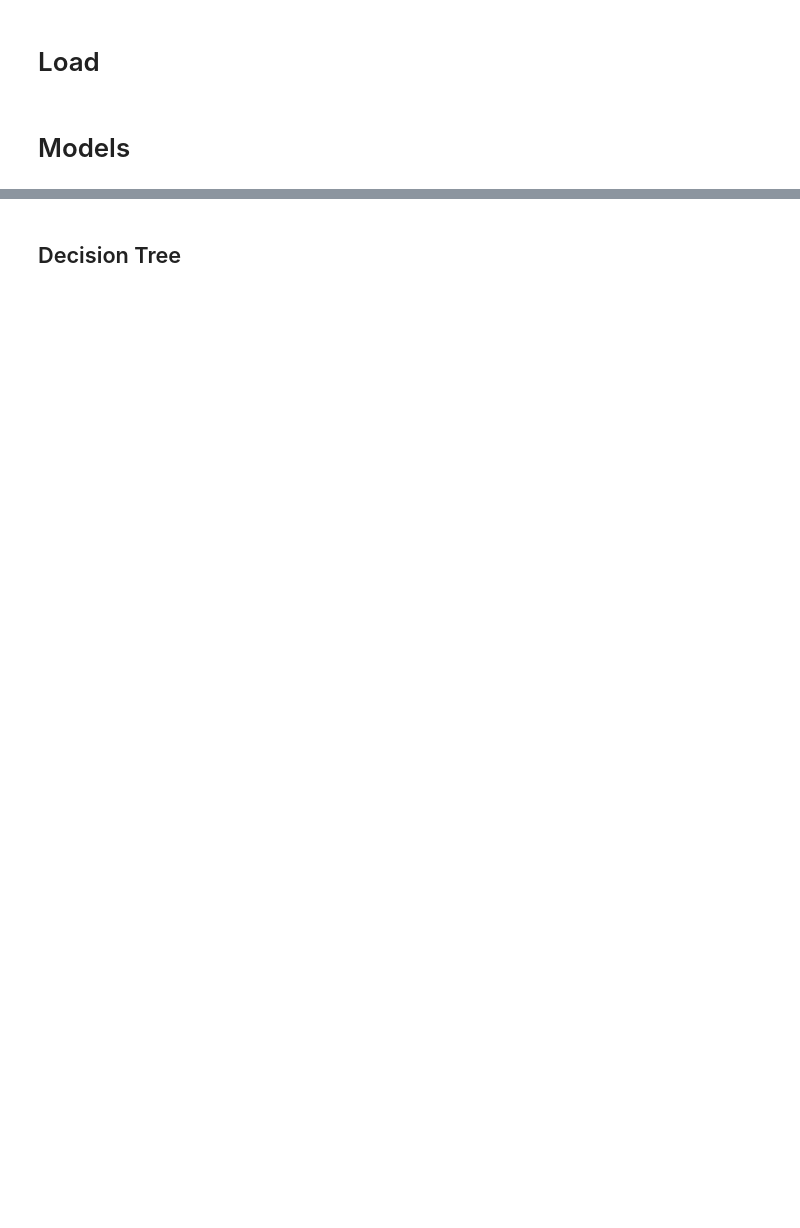
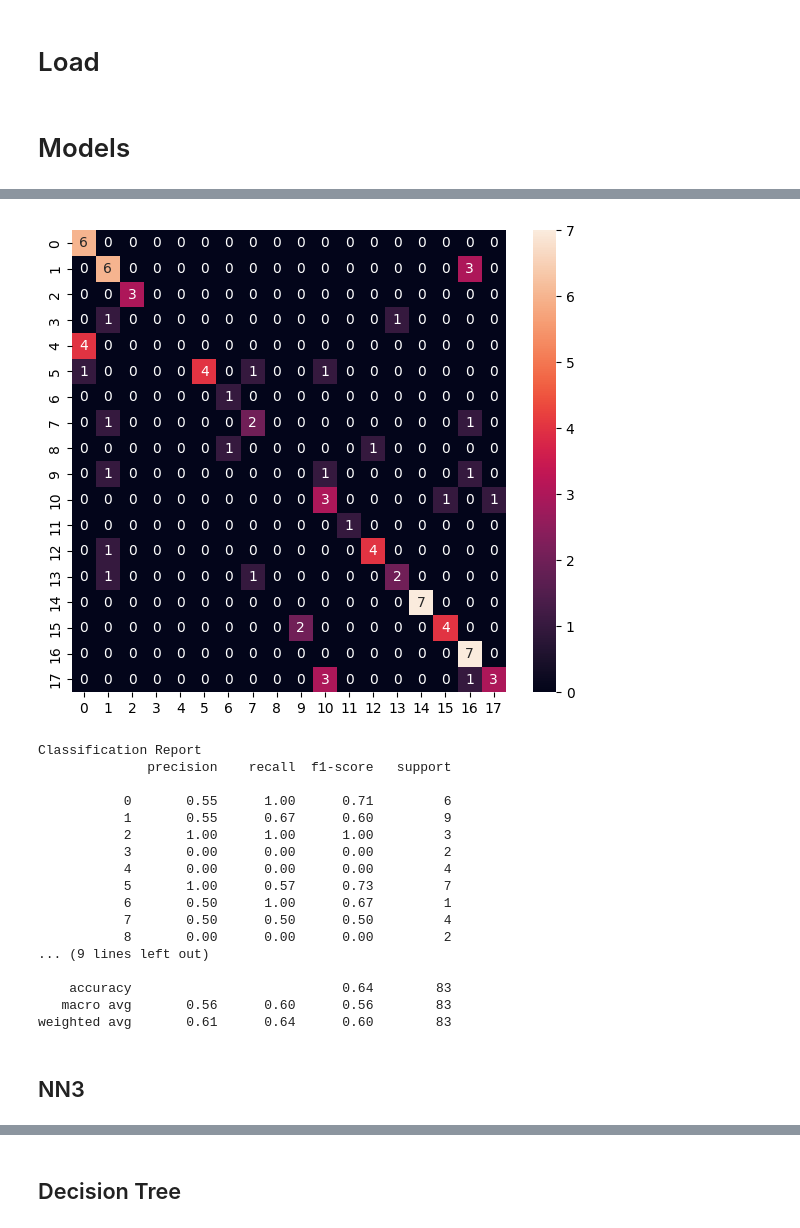
Before and after one commit to yoyoqq/FYP_Virtual_Mouse, a Jupyter notebook: keypoint_classification.ipynb, the cells around one changed output, grey strips where cells are left out. Saved outputs shown, nothing was run; the diff lists cells and outputs as text; code cells hidden in the pictures; blank space fills up the shorter version.

```diff
--- a/keypoint_classification.ipynb
+++ b/keypoint_classification.ipynb
@@ -191,0 +356,26 @@ INFO:tensorflow:Assets written to: C:\Users\sihit\AppData\Local\Temp\tmpy2l6ipxu
+# %%
+import pandas as pd
+import seaborn as sns
+import matplotlib.pyplot as plt
+from sklearn.metrics import confusion_matrix, classification_report
+
+def print_confusion_matrix(y_true, y_pred, report=True):
+    labels = sorted(list(set(y_true)))
+    cmx_data = confusion_matrix(y_true, y_pred, labels=labels)
+
+    df_cmx = pd.DataFrame(cmx_data, index=labels, columns=labels)
+
+    fig, ax = plt.subplots(figsize=(7, 6))
+    sns.heatmap(df_cmx, annot=True, fmt='g' ,square=False)
+    ax.set_ylim(len(set(y_true)), 0)
+    plt.show()
+
+    if report:
+        print('Classification Report')
+        print(classification_report(y_test, y_pred))
+
+Y_pred = nn2.predict(X_test)
+y_pred = np.argmax(Y_pred, axis=1)
+
+print_confusion_matrix(y_test, y_pred)
+# %% [output]
@@ -191,0 +383,20 @@ INFO:tensorflow:Assets written to: C:\Users\sihit\AppData\Local\Temp\tmpy2l6ipxu
+[figure, added]
+Classification Report
+              precision    recall  f1-score   support
+
+           0       0.55      1.00      0.71         6
+           1       0.55      0.67      0.60         9
+           2       1.00      1.00      1.00         3
+           3       0.00      0.00      0.00         2
+           4       0.00      0.00      0.00         4
+           5       1.00      0.57      0.73         7
+           6       0.50      1.00      0.67         1
+           7       0.50      0.50      0.50         4
+           8       0.00      0.00      0.00         2
+... (9 lines left out)
+
+    accuracy                           0.64        83
+   macro avg       0.56      0.60      0.56        83
+weighted avg       0.61      0.64      0.60        83
+# %% [markdown]
+## NN3
```
Also changed, not shown: parts of 82 cells of this notebook, 18 other files.
